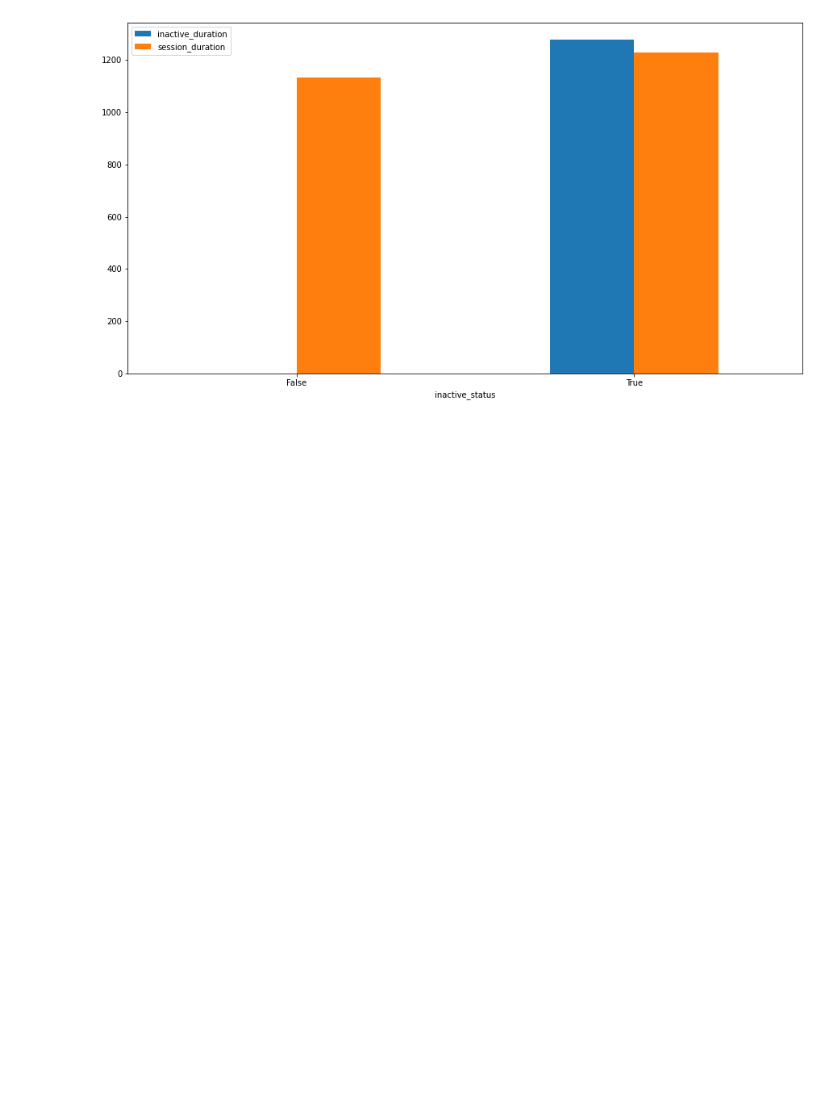
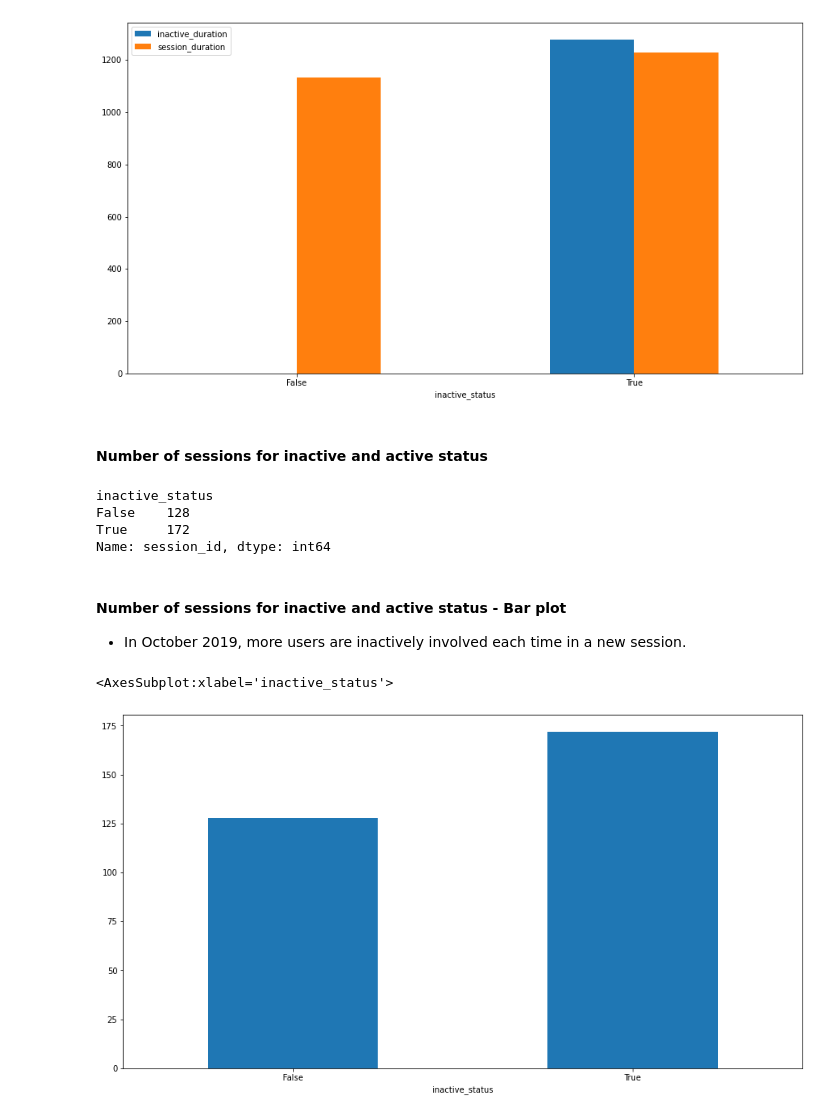
Before and after one commit to zzyang20/showwcase_intern_assignment, a Jupyter notebook: index.ipynb, the cells around one changed output. Drawn from its saved outputs; the diff is of its cells as text; code cells hidden in the pictures; blank space fills up the shorter version.

```diff
--- a/index.ipynb
+++ b/index.ipynb
@@ -140,3 +140,20 @@ df_.groupby(['inactive_status'])[['inactive_duration',
 # %% [output]
 <AxesSubplot:xlabel='inactive_status'>
 [figure]
+# %% [markdown]
+#### Number of sessions for inactive and active status
+# %%
+df_.groupby('inactive_status')['session_id'].count()
+# %% [output]
+inactive_status
+False    128
+True     172
+Name: session_id, dtype: int64
+# %% [markdown]
+#### Number of sessions for inactive and active status - Bar plot
+- In October 2019, more users are inactively involved each time in a new session.
+# %%
+df_.groupby('inactive_status')['session_id'].count().plot.bar(rot=0,figsize=[15,8])
+# %% [output]
+<AxesSubplot:xlabel='inactive_status'>
+[figure, added]
```
Also changed, not shown: parts of 1 cell of this notebook, 1 other file.
